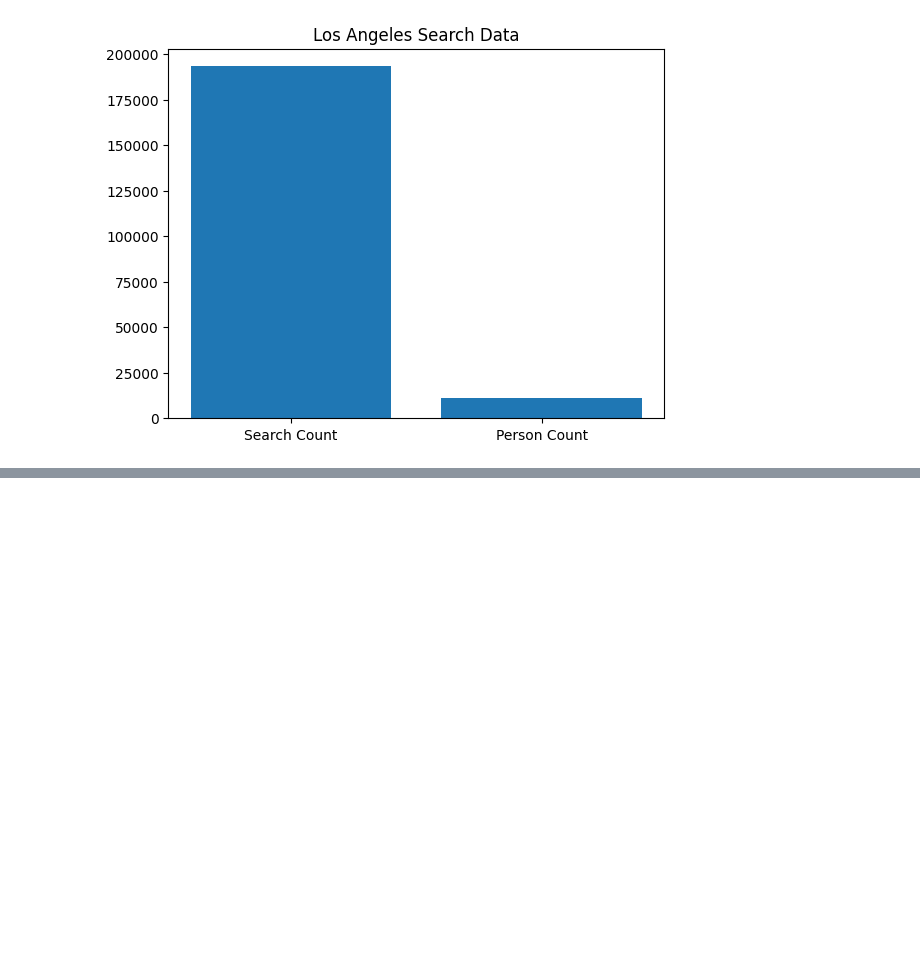
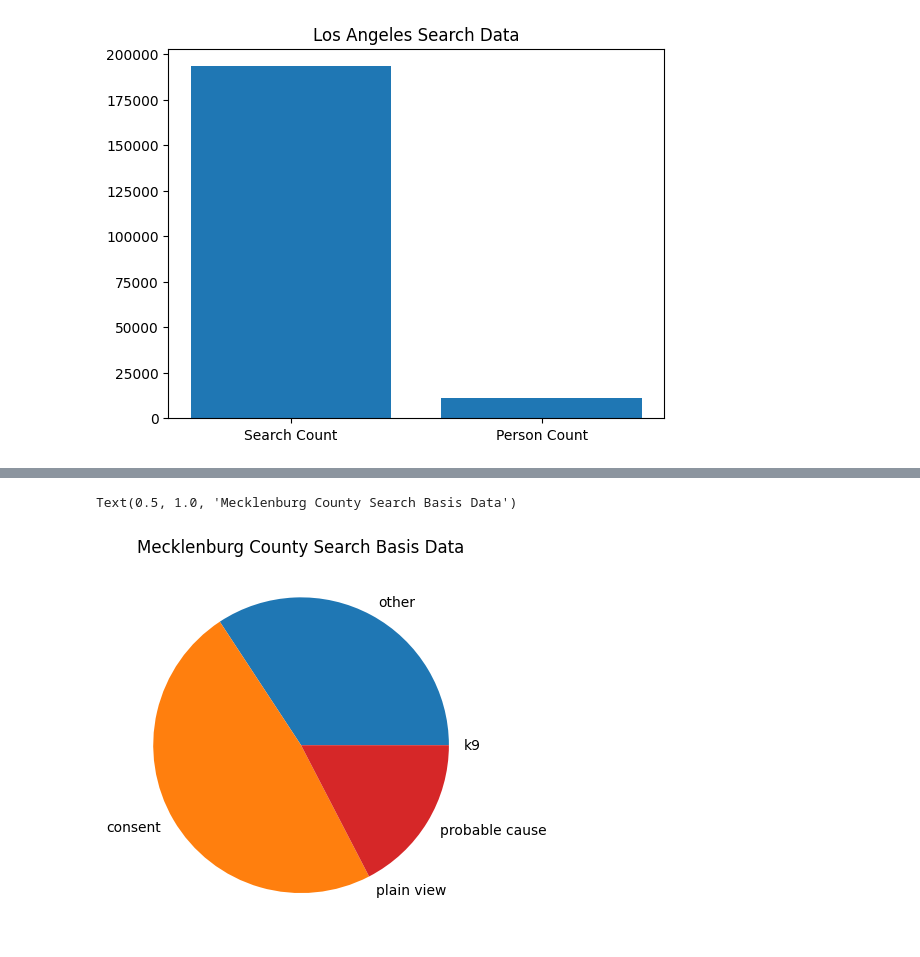
Before and after one commit to ramyap06/stanford-open-policing-data-analysis, a Jupyter notebook: county_analysis.ipynb, the cells around one changed output, grey strips where cells are left out. Cells and saved outputs as stored; diff of their text form; code cells hidden in the pictures; blank space fills up the shorter version.

```diff
--- a/location.ipynb
+++ b/county_analysis.ipynb
@@ -301,3 +302,8 @@ plt.title('Los Angeles Search Data')
 # %% [output]
 Text(0.5, 1.0, 'Los Angeles Search Data')
 [figure]
+# %%
+# in the 4 most searched counties, is there a pattern or observation to make in the search basis?
+
+search_reasons = lf.select(['county_name', 'search_basis']).drop_nulls().collect()
+search_reasons
@@ -303,0 +325,13 @@ Text(0.5, 1.0, 'Los Angeles Search Data')
+# %%
+meck_county = search_reasons.filter(pl.col('county_name') == 'Mecklenburg County')
+labels = ['other', 'consent', 'plain view', 'probable cause', 'k9']
+data = []
+for label in labels:
+    val = meck_county.filter(pl.col('search_basis') == label).shape[0]
+    data.append(val)
+
+plt.pie(data, labels=labels)
+plt.title('Mecklenburg County Search Basis Data')
+# %% [output]
+Text(0.5, 1.0, 'Mecklenburg County Search Basis Data')
+[figure, added]
```
Also changed, not shown: parts of 5 cells of this notebook.
